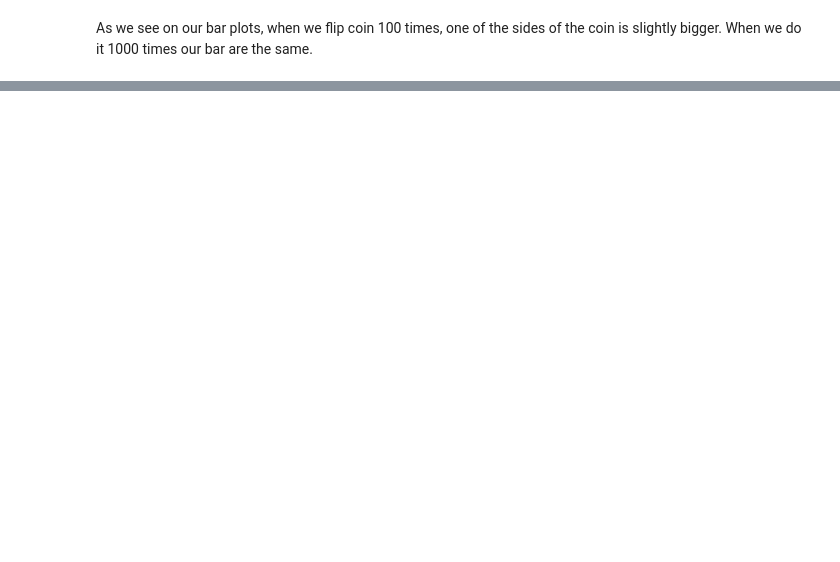
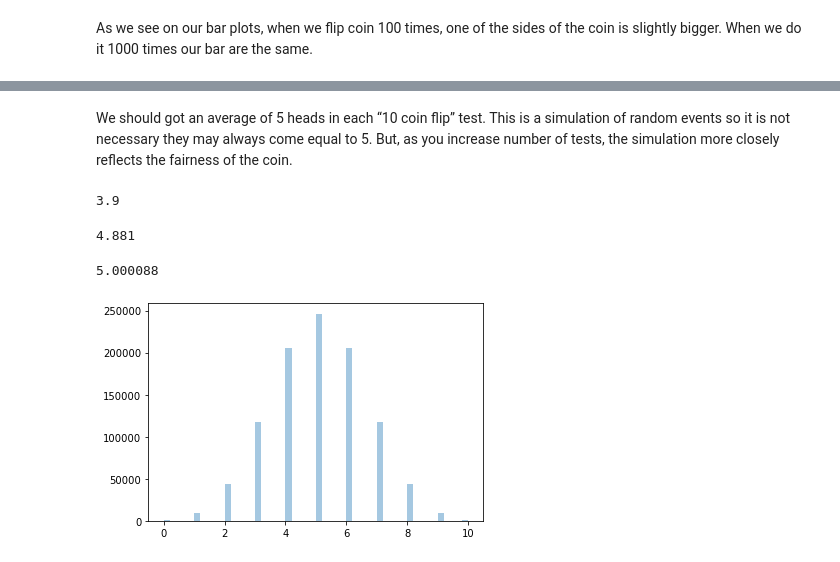
Before and after one commit to radekv23/Tasks-2020, a Jupyter notebook: Tasks.ipynb, the cells around one changed output, grey strips where cells are left out. Saved outputs shown, nothing was run; the diff lists cells and outputs as text; code cells hidden in the pictures; blank space fills up the shorter version.

Commit message:
Probability of seeing x heads out of 10 coin flips

```diff
--- a/Tasks.ipynb
+++ b/Tasks.ipynb
@@ -248,0 +266,23 @@ As we see on our bar plots, when we flip coin 100 times, one of the sides of the
+# %% [markdown]
+We should got an average of 5 heads in each “10 coin flip” test. This is a simulation of random events so it is not necessary they may always come equal to 5. But, as you increase number of tests, the simulation more closely reflects the fairness of the coin.
+# %%
+# mean of 10 flips repeated 10 times
+np.random.binomial(n=10, p=0.5, size=10).mean()
+# %% [output]
+3.9
+# %%
+# mean of 10 flips repeated 1000 times
+np.random.binomial(n=10, p=0.5, size=1000).mean()
+# %% [output]
+4.881
+# %%
+# mean of 10 flips repeated 1000000 times
+np.random.binomial(n=10, p=0.5, size=1000000).mean()
+# %% [output]
+5.000088
+# %%
+# plot of 10 flips repeated 1000000 times
+sns.distplot(np.random.binomial(n=10, p=0.5, size=1000000), hist=True, kde=False)
+plt.show()
+# %% [output]
+[figure, added]
```
Also changed, not shown: parts of 11 cells of this notebook.
